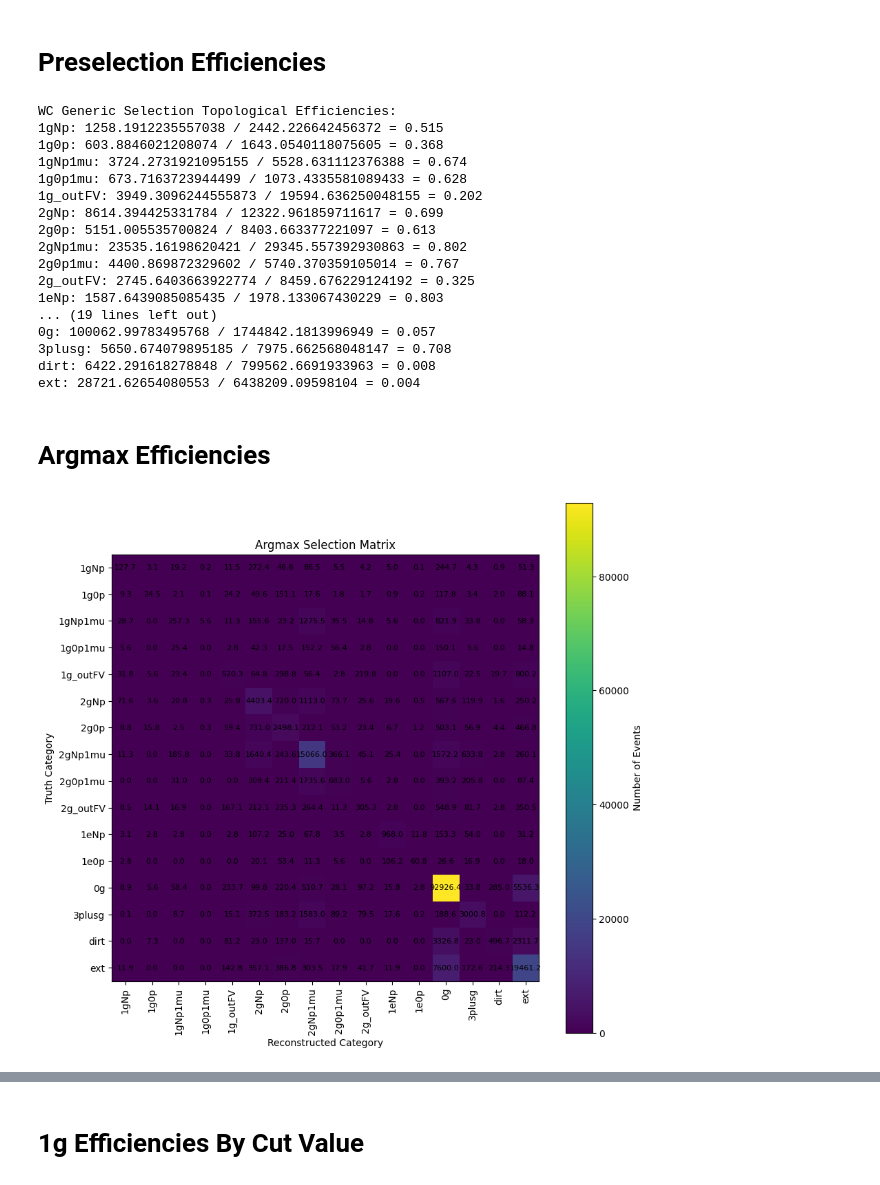
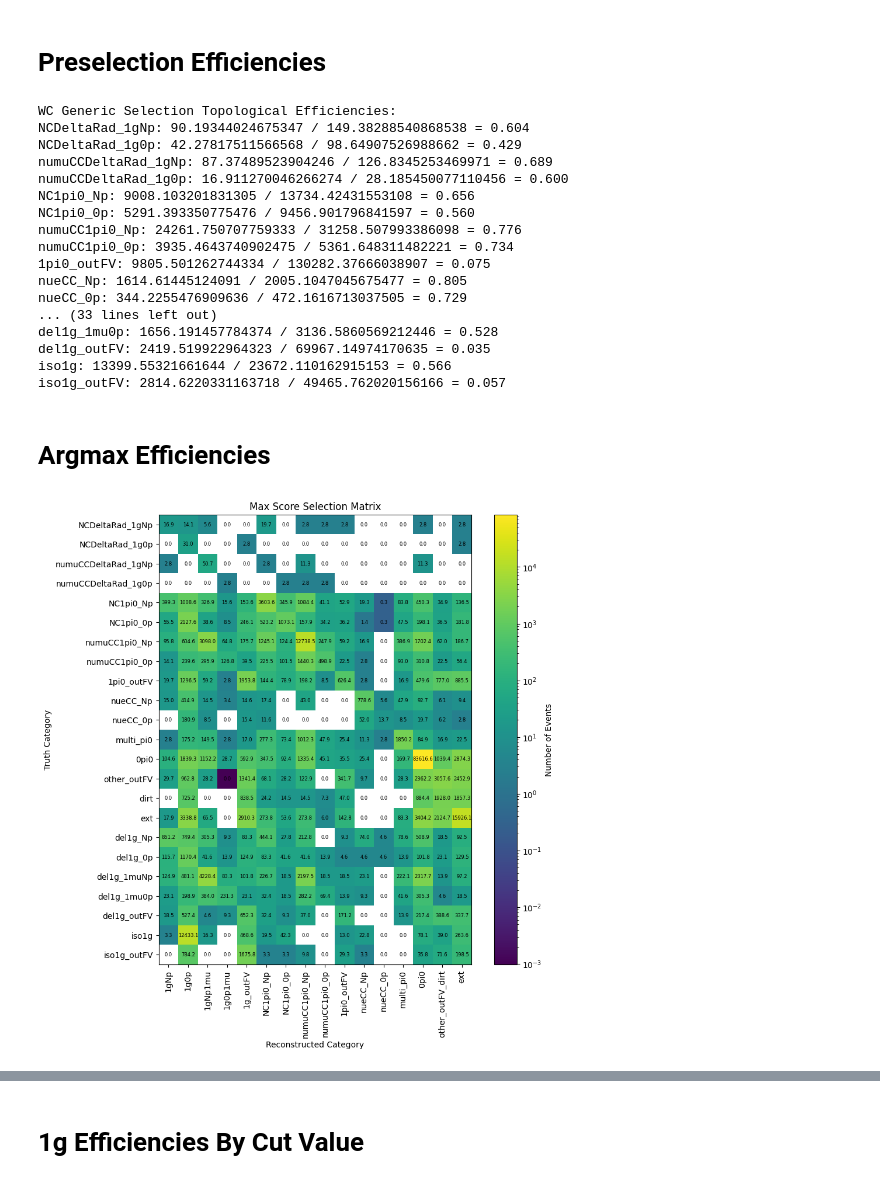
Before and after one commit to leehagaman/uboone_ngem, a Jupyter notebook: ipynb_notebooks/efficiencies.ipynb, the cells around one changed output, grey strips where cells are left out. Saved outputs shown, nothing was run; the diff lists cells and outputs as text; code cells hidden in the pictures.

Commit message:
added efficiencies with new signal samples

```diff
--- a/ipynb_notebooks/efficiencies.ipynb
+++ b/ipynb_notebooks/efficiencies.ipynb
@@ -101,6 +96,6 @@ wc_kine_pio_phi_1
 # %%
-generic_merged_df = merged_df.query("wc_kine_reco_Enu > 0")
-presel_merged_df = generic_merged_df.query("wc_shw_sp_n_20mev_showers > 0")
+generic_merged_df = merged_df.query("wc_kine_reco_Enu > 0").copy()
+presel_merged_df = generic_merged_df.query("wc_shw_sp_n_20mev_showers > 0").copy()
 
 print(f"{merged_df.shape=}")
 print(f"{generic_merged_df.shape=}")
@@ -198,6 +208,6 @@ probs_2d_arr = presel_merged_df[prob_categories].to_numpy()
 reco_categories_argmax = np.argmax(probs_2d_arr, axis=1)
 presel_merged_df["reco_category_argmax_index"] = reco_categories_argmax
 
-# assign a string to reco_category column according to the index and the list sig_categories
+# assign a string to reco_category column according to the index and the list reco_sig_categories
 
-presel_merged_df["reco_category"] = [sig_categories[i] for i in reco_categories_argmax]
+presel_merged_df["reco_category"] = [reco_sig_categories[i] for i in reco_categories_argmax]
@@ -216,60 +215,60 @@ See the caveats in the documentation: https://pandas.pydata.org/pandas-docs/stab
 # Preselection Efficiencies
 # %%
 breakdown_queries = []
-for label in topological_category_labels:
-    breakdown_queries.append(f"topological_signal_category == '{label}'")
+for label in del1g_detailed_category_labels:
+    breakdown_queries.append(f"del1g_detailed_signal_category == '{label}'")
 
 total_num_truth_by_category = [np.sum(merged_df.query(query)["wc_net_weight"]) for query in breakdown_queries]
 total_num_generic_truth_by_category = [np.sum(generic_merged_df.query(query)["wc_net_weight"]) for query in breakdown_queries]
 total_num_presel_truth_by_category = [np.sum(presel_merged_df.query(query)["wc_net_weight"]) for query in breakdown_queries]
 
 print("WC Generic Selection Topological Efficiencies:")
-for i in range(len(topological_category_labels)):
-    print(f"{topological_category_labels[i]}: {total_num_generic_truth_by_category[i]} / {total_num_truth_by_category[i]} = {total_num_generic_truth_by_category[i] / total_num_truth_by_category[i]:.3f}")
+for i in range(len(del1g_detailed_category_labels)):
+    print(f"{del1g_detailed_category_labels[i]}: {total_num_generic_truth_by_category[i]} / {total_num_truth_by_category[i]} = {total_num_generic_truth_by_category[i] / total_num_truth_by_category[i]:.3f}")
 
 print("\nPreselection Topological Efficiencies:")
-for i in range(len(topological_category_labels)):
-    print(f"{topological_category_labels[i]}: {total_num_presel_truth_by_category[i]} / {total_num_truth_by_category[i]} = {total_num_presel_truth_by_category[i] / total_num_truth_by_category[i]:.3f}")
+for i in range(len(del1g_detailed_category_labels)):
+    print(f"{del1g_detailed_category_labels[i]}: {total_num_presel_truth_by_category[i]} / {total_num_truth_by_category[i]} = {total_num_presel_truth_by_category[i] / total_num_truth_by_category[i]:.3f}")
 # %% [output]
 WC Generic Selection Topological Efficiencies:
-1gNp: 1258.1912235557038 / 2442.226642456372 = 0.515
-1g0p: 603.8846021208074 / 1643.0540118075605 = 0.368
-1gNp1mu: 3724.2731921095155 / 5528.631112376388 = 0.674
-1g0p1mu: 673.7163723944499 / 1073.4335581089433 = 0.628
-1g_outFV: 3949.3096244555873 / 19594.636250048155 = 0.202
-2gNp: 8614.394425331784 / 12322.961859711617 = 0.699
-2g0p: 5151.005535700824 / 8403.663377221097 = 0.613
-2gNp1mu: 23535.16198620421 / 29345.557392930863 = 0.802
-2g0p1mu: 4400.869872329602 / 5740.370359105014 = 0.767
-2g_outFV: 2745.6403663922774 / 8459.676229124192 = 0.325
-1eNp: 1587.6439085085435 / 1978.133067430229 = 0.803
-... (19 lines left out)
-0g: 100062.99783495768 / 1744842.1813996949 = 0.057
-3plusg: 5650.674079895185 / 7975.662568048147 = 0.708
-dirt: 6422.291618278848 / 799562.6691933963 = 0.008
-ext: 28721.62654080553 / 6438209.09598104 = 0.004
+NCDeltaRad_1gNp: 90.19344024675347 / 149.38288540868538 = 0.604
+NCDeltaRad_1g0p: 42.27817511566568 / 98.64907526988662 = 0.429
+numuCCDeltaRad_1gNp: 87.37489523904246 / 126.8345253469971 = 0.689
+numuCCDeltaRad_1g0p: 16.911270046266274 / 28.185450077110456 = 0.600
+NC1pi0_Np: 9008.103201831305 / 13734.42431553108 = 0.656
+NC1pi0_0p: 5291.393350775476 / 9456.901796841597 = 0.560
+numuCC1pi0_Np: 24261.750707759333 / 31258.507993386098 = 0.776
+numuCC1pi0_0p: 3935.4643740902475 / 5361.648311482221 = 0.734
+1pi0_outFV: 9805.501262744334 / 130282.37666038907 = 0.075
+nueCC_Np: 1614.61445124091 / 2005.1047045675477 = 0.805
+nueCC_0p: 344.2255476909636 / 472.1616713037505 = 0.729
+... (33 lines left out)
+del1g_1mu0p: 1656.191457784374 / 3136.5860569212446 = 0.528
+del1g_outFV: 2419.519922964323 / 69967.14974170635 = 0.035
+iso1g: 13399.55321661644 / 23672.110162915153 = 0.566
+iso1g_outFV: 2814.6220331163718 / 49465.762020156166 = 0.057
 # %% [markdown]
 # Argmax Efficiencies
 # %%
-argmax_sel_matrix = np.zeros((len(topological_category_labels), len(topological_category_labels)))
-for i in range(len(topological_category_labels)):
-    for j in range(len(topological_category_labels)):
-        argmax_sel_matrix[i, j] = presel_merged_df.query(f"topological_signal_category == '{topological_category_labels[i]}' and reco_category_argmax_index == {j}")["wc_net_weight"].sum()
+argmax_sel_matrix = np.zeros((len(del1g_detailed_category_labels), len(reco_sig_categories)))
+for i in range(len(del1g_detailed_category_labels)):
+    for j in range(len(reco_sig_categories)):
+        argmax_sel_matrix[i, j] = presel_merged_df.query(f"del1g_detailed_signal_category == '{del1g_detailed_category_labels[i]}' and reco_category_argmax_index == {j}")["wc_net_weight"].sum()
 
 plt.figure(figsize=(10, 10))
-plt.imshow(argmax_sel_matrix)
+plt.imshow(argmax_sel_matrix, norm=mpl.colors.LogNorm())
 plt.colorbar(label="Number of Events")
-for i in range(len(topological_category_labels)):
-    for j in range(len(topological_category_labels)):
-        plt.text(j, i, f'{argmax_sel_matrix[i,j]:.1f}', ha='center', va='center', fontsize=8)
-plt.xticks(range(len(topological_category_labels)), topological_category_labels, rotation=90)
-plt.yticks(range(len(topological_category_labels)), topological_category_labels)
+for i in range(len(del1g_detailed_category_labels)):
+    for j in range(len(reco_sig_categories)):
+        plt.text(j, i, f'{argmax_sel_matrix[i,j]:.1f}', ha='center', va='center', fontsize=6)
+plt.xticks(range(len(reco_sig_categories)), reco_sig_categories, rotation=90)
+plt.yticks(range(len(del1g_detailed_category_labels)), del1g_detailed_category_labels)
 plt.xlabel("Reconstructed Category")
 plt.ylabel("Truth Category")
-plt.title("Argmax Selection Matrix")
+plt.title("Max Score Selection Matrix")
 plt.show()
 # %% [output]
-[figure, old version]
+[figure, new version]
 # %%
 argmax_eff_matrix = (argmax_sel_matrix.T / total_num_truth_by_category).T
 
```
Also changed, not shown: parts of 21 cells of this notebook, 4 other files.
